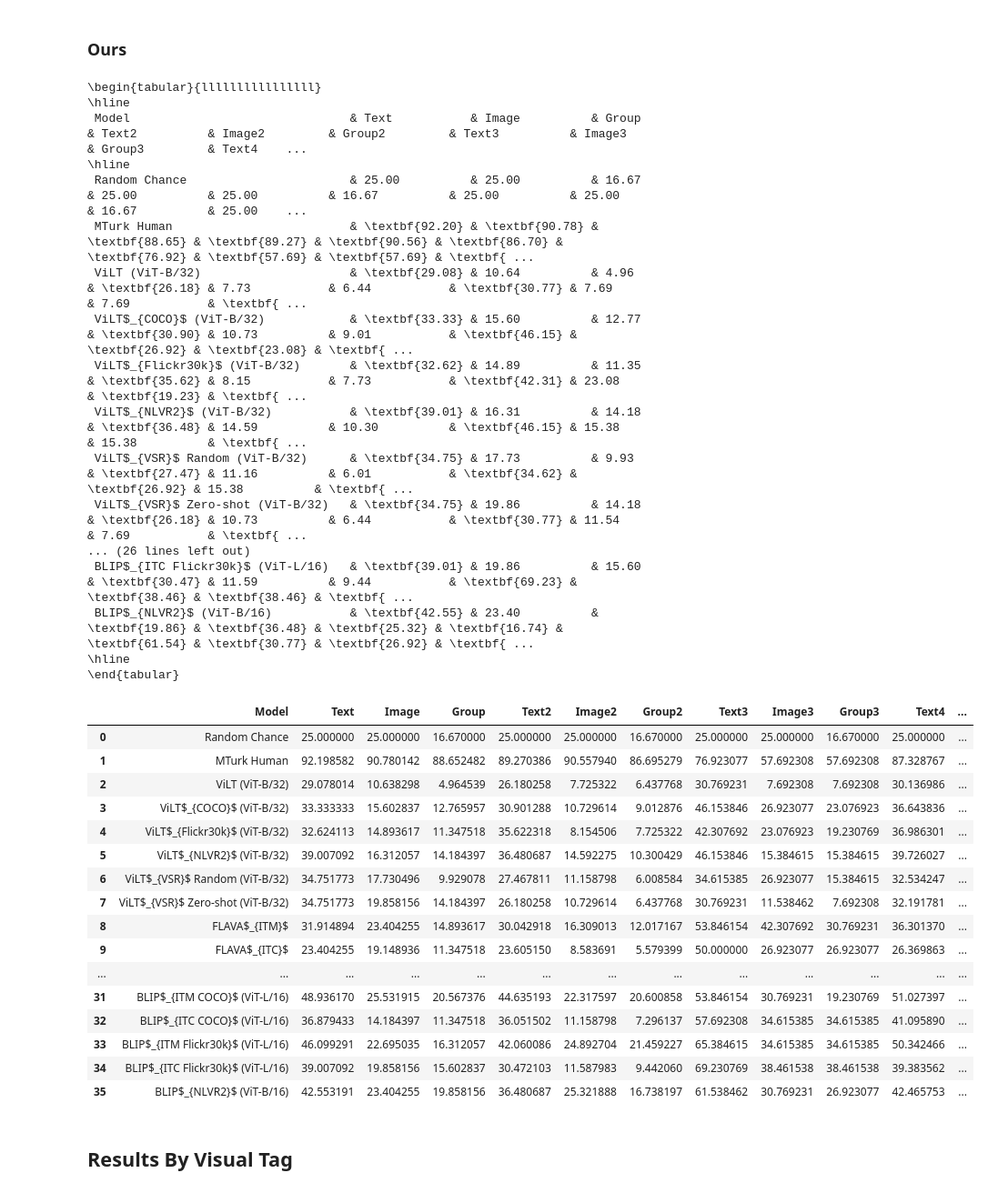
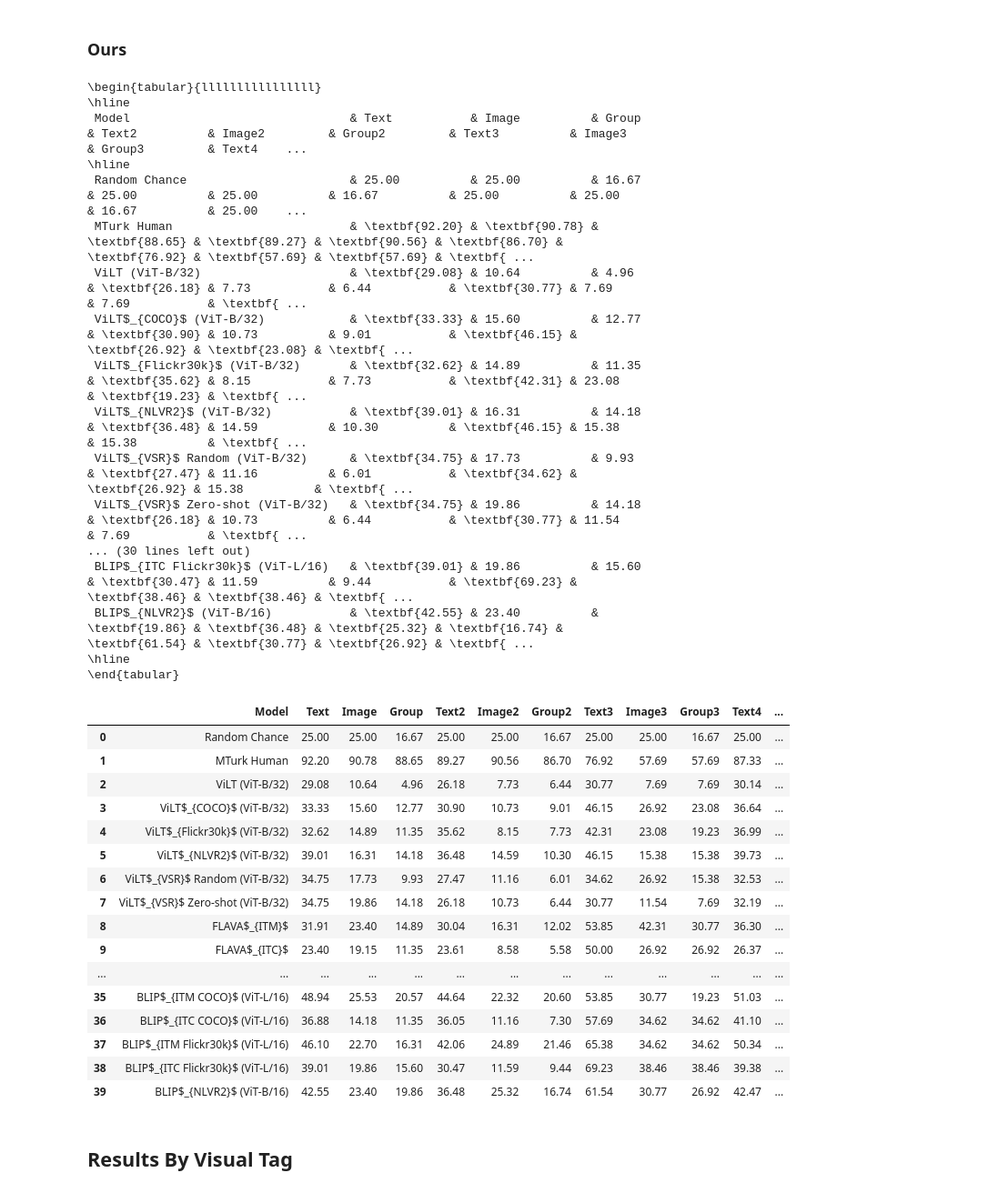
Before and after one commit to juletx/spatial-reasoning, a Jupyter notebook: winoground/statistics/winoground_statistics.ipynb, the cells around one changed output. Shown at 91% size. Drawn from its saved outputs; the diff is of its cells as text; code cells hidden in the pictures.

```diff
--- a/winoground/statistics/winoground_statistics.ipynb
+++ b/winoground/statistics/winoground_statistics.ipynb
@@ -103,6 +103,10 @@ models = [
     (path + "clip_b16.jsonl", "CLIP (ViT-B/16)", 400, 400, "dual-stream", "modality-specific"),
     (path + "clip_l14.jsonl", "CLIP (ViT-L/14)", 400, 400, "dual-stream", "modality-specific"),
     (path + "clip_l14-336.jsonl", "CLIP (ViT-L/14-336)", 400, 400, "dual-stream", "modality-specific"),
+    (path + "clip_b32_laion.jsonl", "CLIP LAION-2B (ViT-B/32)", 2000, 2000, "dual-stream", "modality-specific"),
+    (path + "clip_l14_laion.jsonl", "CLIP LAION-2B (ViT-L/14)", 2000, 2000, "dual-stream", "modality-specific"),
+    (path + "clip_h14_laion.jsonl", "CLIP LAION-2B (ViT-H/14)", 2000, 2000, "dual-stream", "modality-specific"),
+    (path + "clip_g14_laion.jsonl", "CLIP LAION-2B (ViT-g/14)", 2000, 2000, "dual-stream", "modality-specific"),
     (path + "ofa_tiny.jsonl", "OFA$_{Tiny}$", 20, 20, "single-stream", "merged"),
     (path + "ofa_base.jsonl", "OFA$_{Base}$", 20, 20, "single-stream", "merged"),
     (path + "ofa_medium.jsonl", "OFA$_{Medium}$", 20, 20, "single-stream", "merged"),
@@ -608,31 +686,31 @@ print(tabulate(bold_linguistic_table_dict, headers=bold_linguistic_table_dict.ke
  ViLT$_{NLVR2}$ (ViT-B/32)           & \textbf{39.01} & 16.31          & 14.18          & \textbf{36.48} & 14.59          & 10.30          & \textbf{46.15} & 15.38          & 15.38          & \textbf{ ...
  ViLT$_{VSR}$ Random (ViT-B/32)      & \textbf{34.75} & 17.73          & 9.93           & \textbf{27.47} & 11.16          & 6.01           & \textbf{34.62} & \textbf{26.92} & 15.38          & \textbf{ ...
  ViLT$_{VSR}$ Zero-shot (ViT-B/32)   & \textbf{34.75} & 19.86          & 14.18          & \textbf{26.18} & 10.73          & 6.44           & \textbf{30.77} & 11.54          & 7.69           & \textbf{ ...
-... (26 lines left out)
+... (30 lines left out)
  BLIP$_{ITC Flickr30k}$ (ViT-L/16)   & \textbf{39.01} & 19.86          & 15.60          & \textbf{30.47} & 11.59          & 9.44           & \textbf{69.23} & \textbf{38.46} & \textbf{38.46} & \textbf{ ...
  BLIP$_{NLVR2}$ (ViT-B/16)           & \textbf{42.55} & 23.40          & \textbf{19.86} & \textbf{36.48} & \textbf{25.32} & \textbf{16.74} & \textbf{61.54} & \textbf{30.77} & \textbf{26.92} & \textbf{ ...
 \hline
 \end{tabular}
 # %%
-pd.DataFrame(linguistic_table_dict)
+pd.DataFrame(linguistic_table_dict).round(2)
 # %% [output]
 |  | Model | Text | Image | Group | Text2 | Image2 | Group2 | Text3 | Image3 | Group3 | Text4 | ... |
-| 0 | Random Chance | 25.000000 | 25.000000 | 16.670000 | 25.000000 | 25.000000 | 16.670000 | 25.000000 | 25.000000 | 16.670000 | 25.000000 | ... |
-| 1 | MTurk Human | 92.198582 | 90.780142 | 88.652482 | 89.270386 | 90.557940 | 86.695279 | 76.923077 | 57.692308 | 57.692308 | 87.328767 | ... |
-| 2 | ViLT (ViT-B/32) | 29.078014 | 10.638298 | 4.964539 | 26.180258 | 7.725322 | 6.437768 | 30.769231 | 7.692308 | 7.692308 | 30.136986 | ... |
-| 3 | ViLT$_{COCO}$ (ViT-B/32) | 33.333333 | 15.602837 | 12.765957 | 30.901288 | 10.729614 | 9.012876 | 46.153846 | 26.923077 | 23.076923 | 36.643836 | ... |
-| 4 | ViLT$_{Flickr30k}$ (ViT-B/32) | 32.624113 | 14.893617 | 11.347518 | 35.622318 | 8.154506 | 7.725322 | 42.307692 | 23.076923 | 19.230769 | 36.986301 | ... |
-| 5 | ViLT$_{NLVR2}$ (ViT-B/32) | 39.007092 | 16.312057 | 14.184397 | 36.480687 | 14.592275 | 10.300429 | 46.153846 | 15.384615 | 15.384615 | 39.726027 | ... |
-| 6 | ViLT$_{VSR}$ Random (ViT-B/32) | 34.751773 | 17.730496 | 9.929078 | 27.467811 | 11.158798 | 6.008584 | 34.615385 | 26.923077 | 15.384615 | 32.534247 | ... |
-| 7 | ViLT$_{VSR}$ Zero-shot (ViT-B/32) | 34.751773 | 19.858156 | 14.184397 | 26.180258 | 10.729614 | 6.437768 | 30.769231 | 11.538462 | 7.692308 | 32.191781 | ... |
-| 8 | FLAVA$_{ITM}$ | 31.914894 | 23.404255 | 14.893617 | 30.042918 | 16.309013 | 12.017167 | 53.846154 | 42.307692 | 30.769231 | 36.301370 | ... |
-| 9 | FLAVA$_{ITC}$ | 23.404255 | 19.148936 | 11.347518 | 23.605150 | 8.583691 | 5.579399 | 50.000000 | 26.923077 | 26.923077 | 26.369863 | ... |
+| 0 | Random Chance | 25.00 | 25.00 | 16.67 | 25.00 | 25.00 | 16.67 | 25.00 | 25.00 | 16.67 | 25.00 | ... |
+| 1 | MTurk Human | 92.20 | 90.78 | 88.65 | 89.27 | 90.56 | 86.70 | 76.92 | 57.69 | 57.69 | 87.33 | ... |
+| 2 | ViLT (ViT-B/32) | 29.08 | 10.64 | 4.96 | 26.18 | 7.73 | 6.44 | 30.77 | 7.69 | 7.69 | 30.14 | ... |
+| 3 | ViLT$_{COCO}$ (ViT-B/32) | 33.33 | 15.60 | 12.77 | 30.90 | 10.73 | 9.01 | 46.15 | 26.92 | 23.08 | 36.64 | ... |
+| 4 | ViLT$_{Flickr30k}$ (ViT-B/32) | 32.62 | 14.89 | 11.35 | 35.62 | 8.15 | 7.73 | 42.31 | 23.08 | 19.23 | 36.99 | ... |
+| 5 | ViLT$_{NLVR2}$ (ViT-B/32) | 39.01 | 16.31 | 14.18 | 36.48 | 14.59 | 10.30 | 46.15 | 15.38 | 15.38 | 39.73 | ... |
+| 6 | ViLT$_{VSR}$ Random (ViT-B/32) | 34.75 | 17.73 | 9.93 | 27.47 | 11.16 | 6.01 | 34.62 | 26.92 | 15.38 | 32.53 | ... |
+| 7 | ViLT$_{VSR}$ Zero-shot (ViT-B/32) | 34.75 | 19.86 | 14.18 | 26.18 | 10.73 | 6.44 | 30.77 | 11.54 | 7.69 | 32.19 | ... |
+| 8 | FLAVA$_{ITM}$ | 31.91 | 23.40 | 14.89 | 30.04 | 16.31 | 12.02 | 53.85 | 42.31 | 30.77 | 36.30 | ... |
+| 9 | FLAVA$_{ITC}$ | 23.40 | 19.15 | 11.35 | 23.61 | 8.58 | 5.58 | 50.00 | 26.92 | 26.92 | 26.37 | ... |
 | ... | ... | ... | ... | ... | ... | ... | ... | ... | ... | ... | ... | ... |
-| 31 | BLIP$_{ITM COCO}$ (ViT-L/16) | 48.936170 | 25.531915 | 20.567376 | 44.635193 | 22.317597 | 20.600858 | 53.846154 | 30.769231 | 19.230769 | 51.027397 | ... |
-| 32 | BLIP$_{ITC COCO}$ (ViT-L/16) | 36.879433 | 14.184397 | 11.347518 | 36.051502 | 11.158798 | 7.296137 | 57.692308 | 34.615385 | 34.615385 | 41.095890 | ... |
-| 33 | BLIP$_{ITM Flickr30k}$ (ViT-L/16) | 46.099291 | 22.695035 | 16.312057 | 42.060086 | 24.892704 | 21.459227 | 65.384615 | 34.615385 | 34.615385 | 50.342466 | ... |
-| 34 | BLIP$_{ITC Flickr30k}$ (ViT-L/16) | 39.007092 | 19.858156 | 15.602837 | 30.472103 | 11.587983 | 9.442060 | 69.230769 | 38.461538 | 38.461538 | 39.383562 | ... |
-| 35 | BLIP$_{NLVR2}$ (ViT-B/16) | 42.553191 | 23.404255 | 19.858156 | 36.480687 | 25.321888 | 16.738197 | 61.538462 | 30.769231 | 26.923077 | 42.465753 | ... |
+| 35 | BLIP$_{ITM COCO}$ (ViT-L/16) | 48.94 | 25.53 | 20.57 | 44.64 | 22.32 | 20.60 | 53.85 | 30.77 | 19.23 | 51.03 | ... |
+| 36 | BLIP$_{ITC COCO}$ (ViT-L/16) | 36.88 | 14.18 | 11.35 | 36.05 | 11.16 | 7.30 | 57.69 | 34.62 | 34.62 | 41.10 | ... |
+| 37 | BLIP$_{ITM Flickr30k}$ (ViT-L/16) | 46.10 | 22.70 | 16.31 | 42.06 | 24.89 | 21.46 | 65.38 | 34.62 | 34.62 | 50.34 | ... |
+| 38 | BLIP$_{ITC Flickr30k}$ (ViT-L/16) | 39.01 | 19.86 | 15.60 | 30.47 | 11.59 | 9.44 | 69.23 | 38.46 | 38.46 | 39.38 | ... |
+| 39 | BLIP$_{NLVR2}$ (ViT-B/16) | 42.55 | 23.40 | 19.86 | 36.48 | 25.32 | 16.74 | 61.54 | 30.77 | 26.92 | 42.47 | ... |
 # %% [markdown]
 ## Results By Visual Tag
 # %%
```
Also changed, not shown: parts of 26 cells of this notebook.
